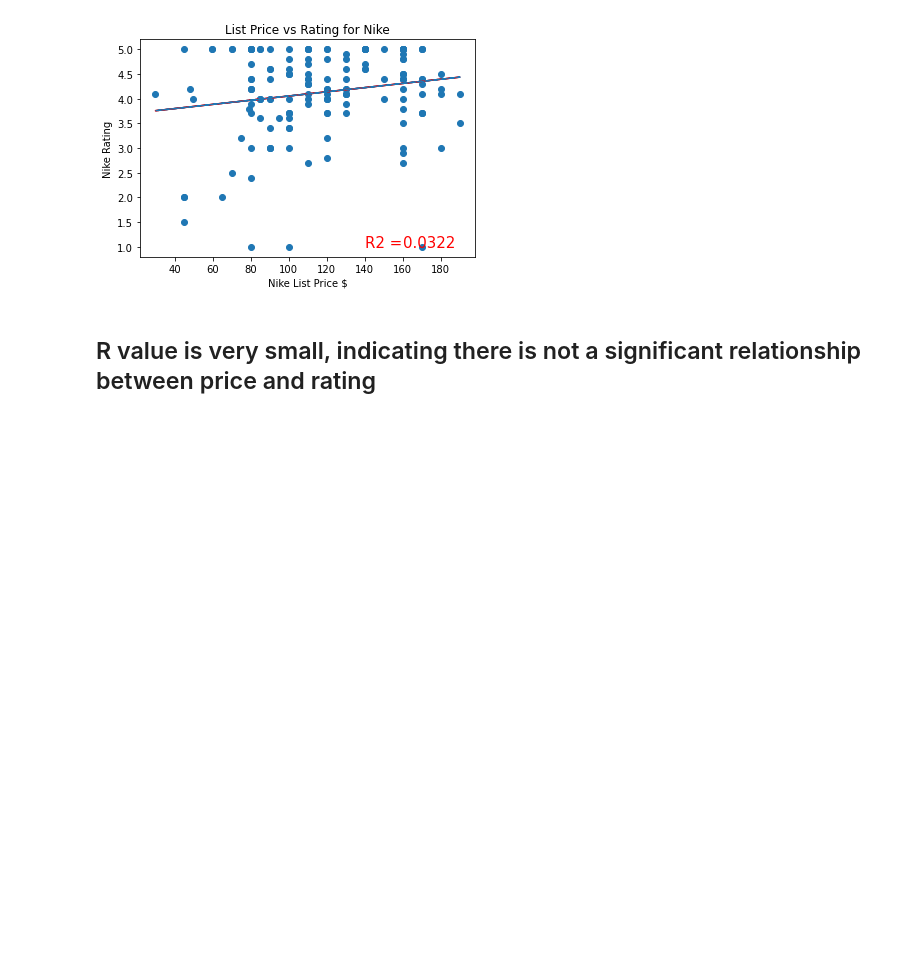
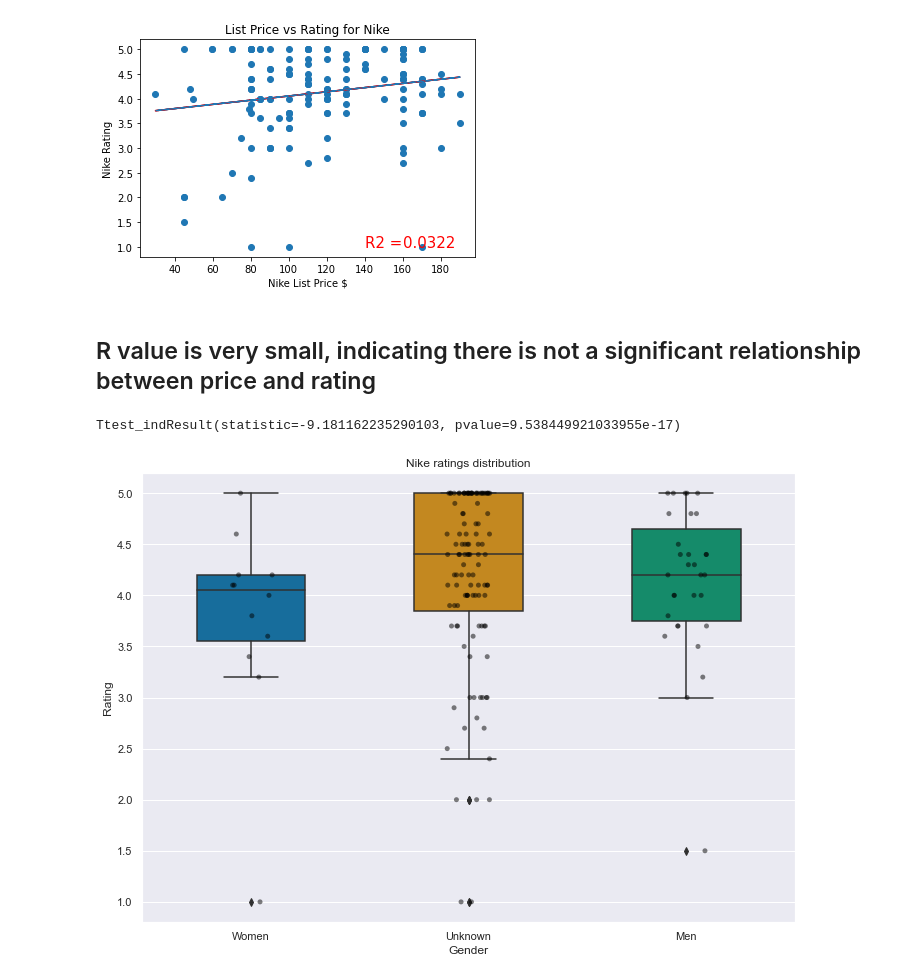
Before and after one commit to abgarberpaul/Nike-vs-Adidas, a Jupyter notebook: Data_Exploration.ipynb, the cells around one changed output. Cells and saved outputs as stored; diff of their text form; code cells hidden in the pictures; blank space fills up the shorter version.

```diff
--- a/Data_Exploration.ipynb
+++ b/Data_Exploration.ipynb
@@ -473,3 +473,28 @@ The r-squared value is: 0.032239940823873735
 [figure]
 # %% [markdown]
 ## R value is very small, indicating there is not a significant relationship between price and rating
+# %%
+#-----------------------------------------------------------------------
+# Create Box & Whisker Plots for Adidas & Nike ratings
+#-----------------------------------------------------------------------
+#Independent T Test
+rating_adidas = sandbox.loc[sandbox["True_Brand"]=="Adidas"]
+rating_nike = sandbox.loc[sandbox["True_Brand"]== "Nike"]
+stats.ttest_ind(rating_adidas["Rating"], rating_nike["Rating"], equal_var=False)
+# %% [output]
+Ttest_indResult(statistic=-9.181162235290103, pvalue=9.538449921033955e-17)
+# %%
+# Box & Whisker plot of Nike ratings
+sns.set(rc={'figure.figsize':(11.7,8.27)})
+bplot=sns.boxplot(x='Gender', y='Rating',
+                 data=rating_nike,
+                 width=0.5,
+                 palette="colorblind").set_title("Nike ratings distribution")
+bplot=sns.stripplot(x='Gender', y='Rating',
+                   data=rating_nike,
+                   jitter=True,
+                   marker='o',
+                   alpha=0.5,
+                   color='black')
+# %% [output]
+[figure, added]
```
Also changed, not shown: parts of 2 cells of this notebook.
